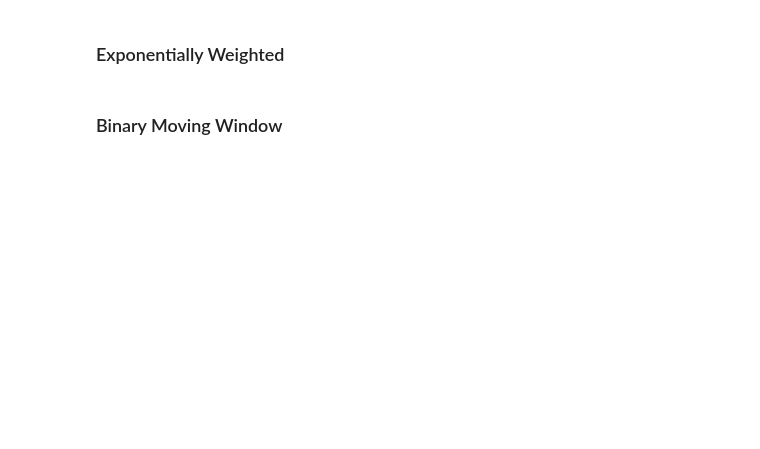
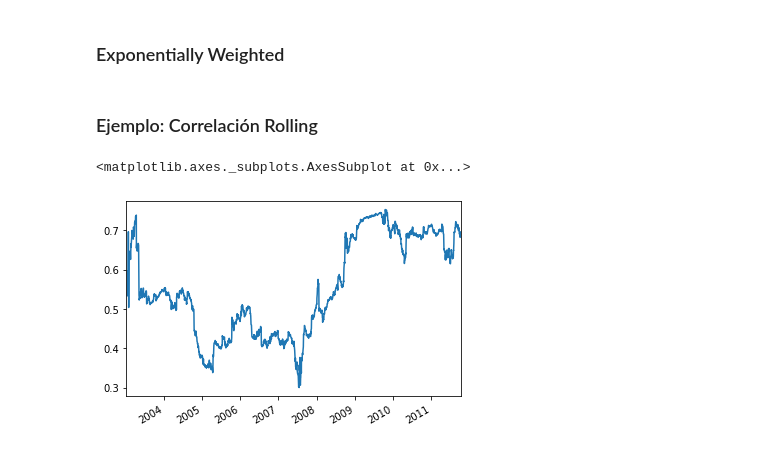
Before and after one commit to fernandodelacalle/miax-python, a Jupyter notebook: day_3/3_06.ipynb, the cells around one changed output. Drawn from its saved outputs; the diff is of its cells as text; code cells hidden in the pictures; blank space fills up the shorter version.

```diff
--- a/day_3/3_06.ipynb
+++ b/day_3/3_06.ipynb
@@ -119,6 +118,7 @@ frame.resample('D').ffill(limit=2)
 - Con distintas operaciones de agregación disponibles.
 # %%
 close_px_all = pd.read_csv('test_data/stock_px_2.csv',
-                           parse_dates=True, index_col=0)
+                           parse_dates=True,
+                           index_col=0)
 close_px = close_px_all[['AAPL', 'MSFT', 'XOM']]
 close_px.head()
@@ -170,5 +194,3 @@ ewma60 = aapl_px.ewm(span=30).mean()
 aapl_px.plot()
 ma60.plot(style='b--', label='Simple MA')
 ewma60.plot(style='k-', label='EW MA')
-# %% [markdown]
-### Binary Moving Window
@@ -179,3 +197,19 @@ returns = close_px.pct_change()
+# %% [markdown]
+### Ejemplo: Correlación Rolling
+# %%
+spx_close = close_px_all.loc[:, 'SPX']
+appl_close = close_px_all.loc[:, 'AAPL']
+
+# natural returns
+# spx_returns = spx_close.pct_change()
+# appl_returns = appl_close.pct_change()
+
+# Log returns
+spx_returns = np.log(spx_close).diff()
+appl_returns = np.log(appl_close).diff()
 # %%
-corr = returns.AAPL.rolling(125, min_periods=100).corr(spx_rets)
+corr = appl_returns.rolling(250, min_periods=10).corr(spx_returns)
 corr.plot()
+# %% [output]
+<matplotlib.axes._subplots.AxesSubplot at 0x...>
+[figure, added]
```
Also changed, not shown: parts of 12 cells of this notebook.
